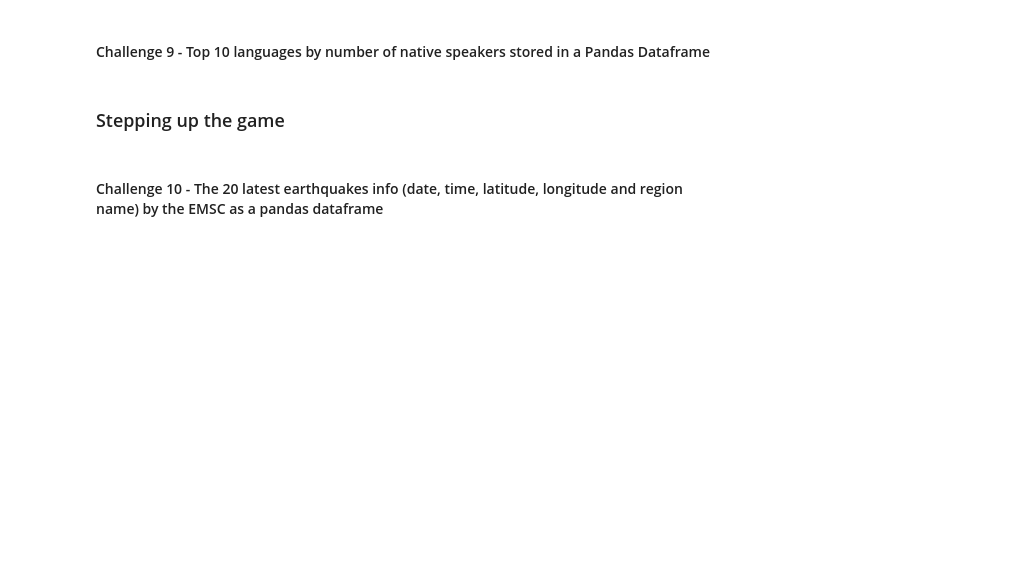
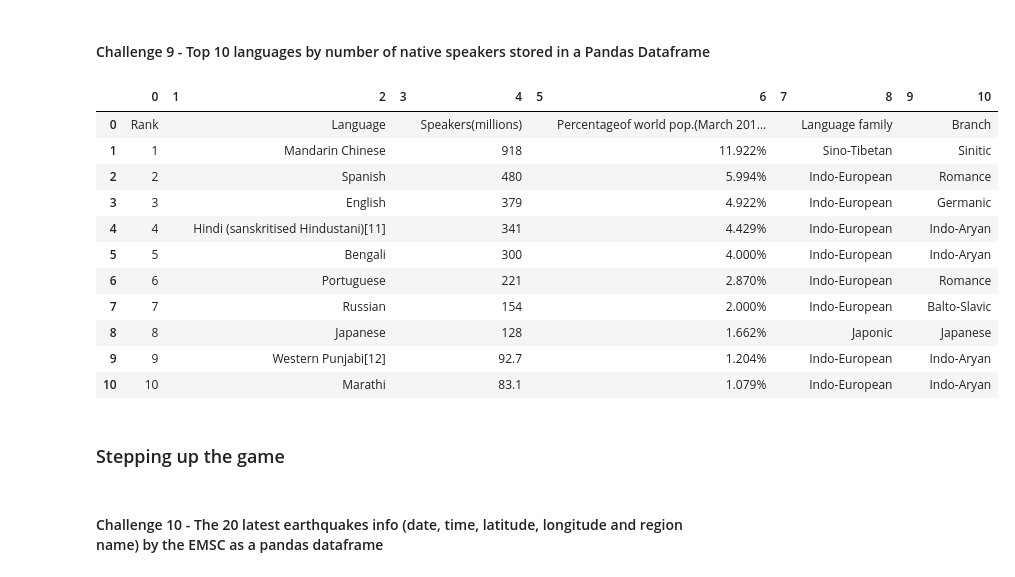
Before and after one commit to Ironhack-Data-Madrid-Enero-2022/lab-web-scraping, a Jupyter notebook: your-code/main.ipynb, the cells around one changed output. Saved outputs shown, nothing was run; the diff lists cells and outputs as text; code cells hidden in the pictures; blank space fills up the shorter version.

```diff
--- a/your-code/main.ipynb
+++ b/your-code/main.ipynb
@@ -116,7 +398,29 @@ url = 'https://data.gov.uk/'
 #### Challenge 9 - Top 10 languages by number of native speakers stored in a Pandas Dataframe
 # %%
 # This is the url you will scrape in this exercise
-url = 'https://en.wikipedia.org/wiki/List_of_languages_by_number_of_native_speakers'
+url9 = 'https://en.wikipedia.org/wiki/List_of_languages_by_number_of_native_speakers'
+html9=req.get(url9).content
+soup9=bs(html9, 'lxml')
+
+tabla = soup9.find("table", class_="wikitable")
+filas=tabla.find_all('tr')
+filas
+filas2=[f.text.strip().split('\n') for f in filas]
+df = pd.DataFrame(filas2)
+df.head(11)
+# %% [output]
+|  | 0 | 1 | 2 | 3 | 4 | 5 | 6 | 7 | 8 | 9 | 10 |
+| 0 | Rank |  | Language |  | Speakers(millions) |  | Percentageof world pop.(March 201... |  | Language family |  | Branch |
+| 1 | 1 |  | Mandarin Chinese |  | 918 |  | 11.922% |  | Sino-Tibetan |  | Sinitic |
+| 2 | 2 |  | Spanish |  | 480 |  | 5.994% |  | Indo-European |  | Romance |
+| 3 | 3 |  | English |  | 379 |  | 4.922% |  | Indo-European |  | Germanic |
+| 4 | 4 |  | Hindi (sanskritised Hindustani)[11] |  | 341 |  | 4.429% |  | Indo-European |  | Indo-Aryan |
+| 5 | 5 |  | Bengali |  | 300 |  | 4.000% |  | Indo-European |  | Indo-Aryan |
+| 6 | 6 |  | Portuguese |  | 221 |  | 2.870% |  | Indo-European |  | Romance |
+| 7 | 7 |  | Russian |  | 154 |  | 2.000% |  | Indo-European |  | Balto-Slavic |
+| 8 | 8 |  | Japanese |  | 128 |  | 1.662% |  | Japonic |  | Japanese |
+| 9 | 9 |  | Western Punjabi[12] |  | 92.7 |  | 1.204% |  | Indo-European |  | Indo-Aryan |
+| 10 | 10 |  | Marathi |  | 83.1 |  | 1.079% |  | Indo-European |  | Indo-Aryan |
 # %% [markdown]
 ### Stepping up the game
 # %% [markdown]
```
Also changed, not shown: parts of 27 cells of this notebook.
